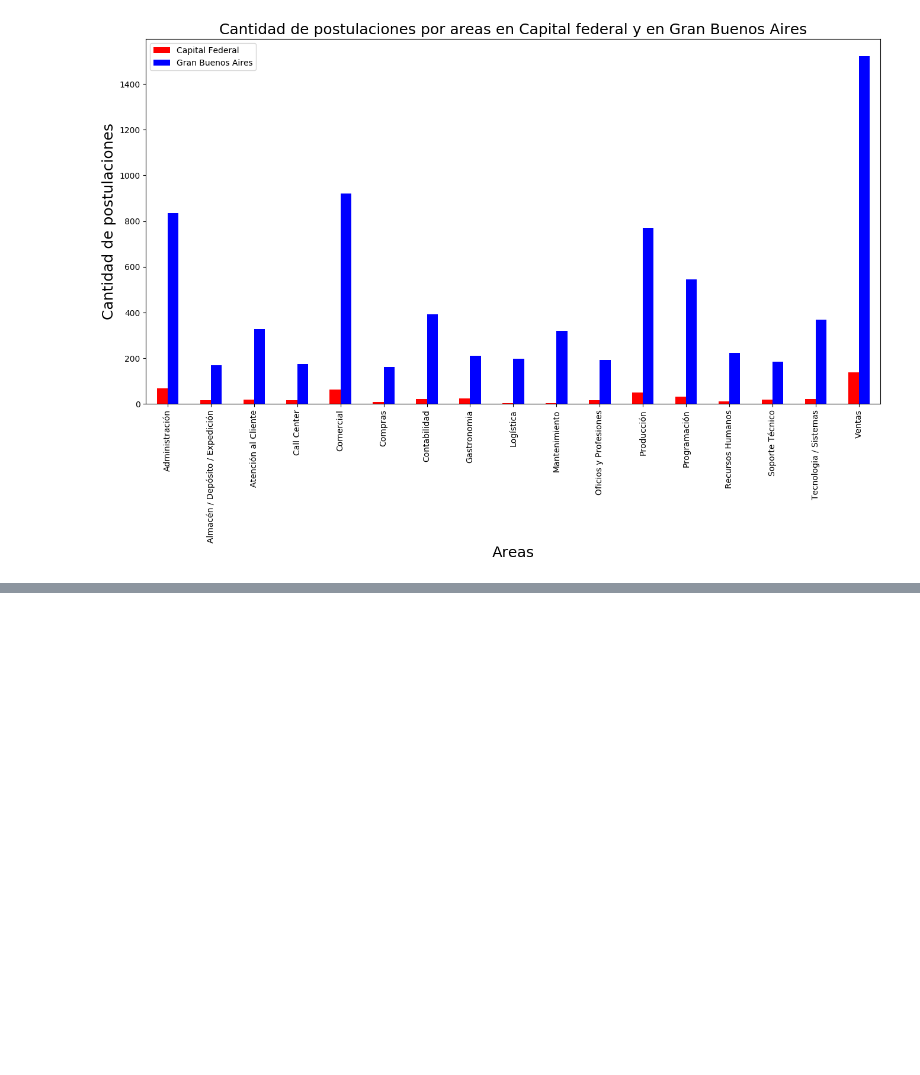
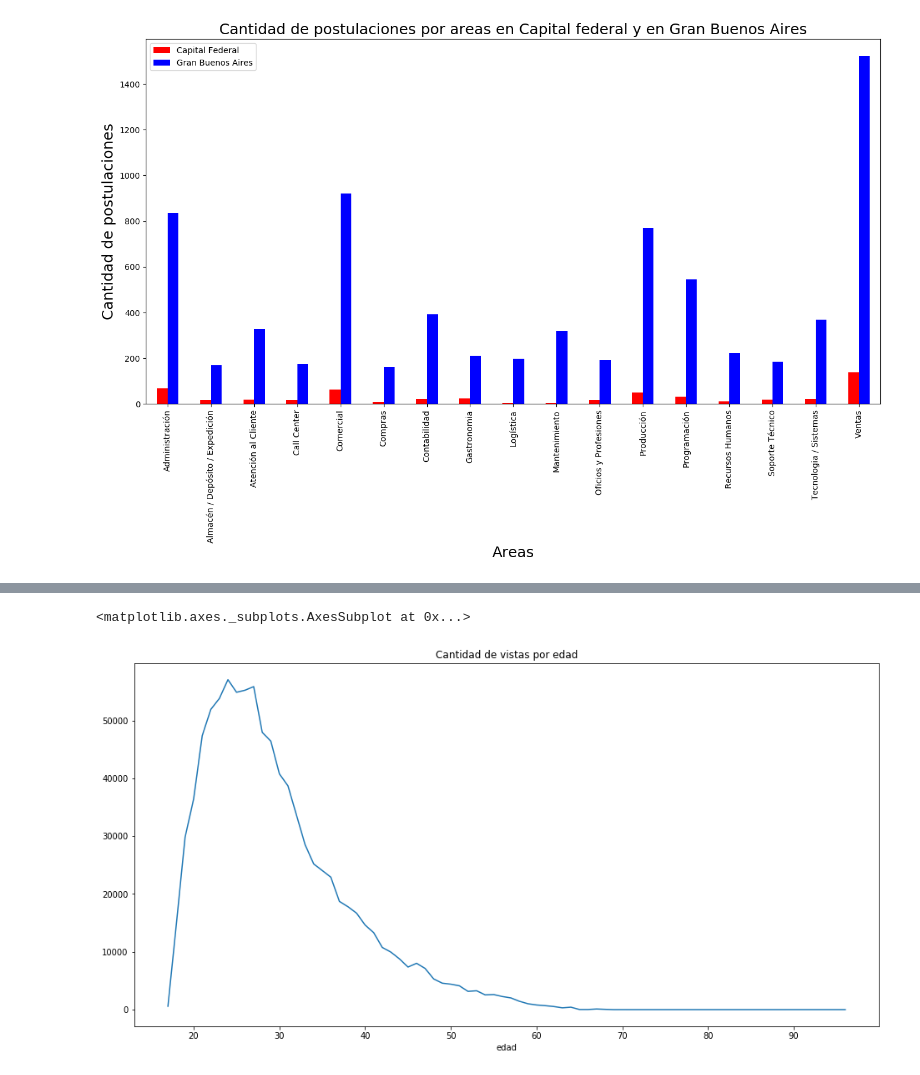
Before and after one commit to NayShine/7506-Grupo35, a Jupyter notebook: Finger 1.ipynb, the cells around one changed output, grey strips where cells are left out. Drawn from its saved outputs; the diff is of its cells as text; code cells hidden in the pictures; blank space fills up the shorter version.

```diff
--- a/Finger 1.ipynb
+++ b/Finger 1.ipynb
@@ -143,0 +179,16 @@ plt.title("Cantidad de postulaciones por areas en Capital federal y en Gran Buen
+# %%
+#Analizamos la distribución por edades de las vistas
+
+#SELECT
+#count(edad)
+#FROM
+#vis
+#INNER JOIN gen ON vis.idpostulante = gen.idpostulante
+#GROUP BY edad
+
+vistas_por_edad = pd.merge(vis, gen, on='idpostulante').groupby('edad').size()
+# %%
+vistas_por_edad.plot(figsize=(16,8),title='Cantidad de vistas por edad')
+# %% [output]
+<matplotlib.axes._subplots.AxesSubplot at 0x...>
+[figure, added]
```
Also changed, not shown: parts of 11 cells of this notebook.
